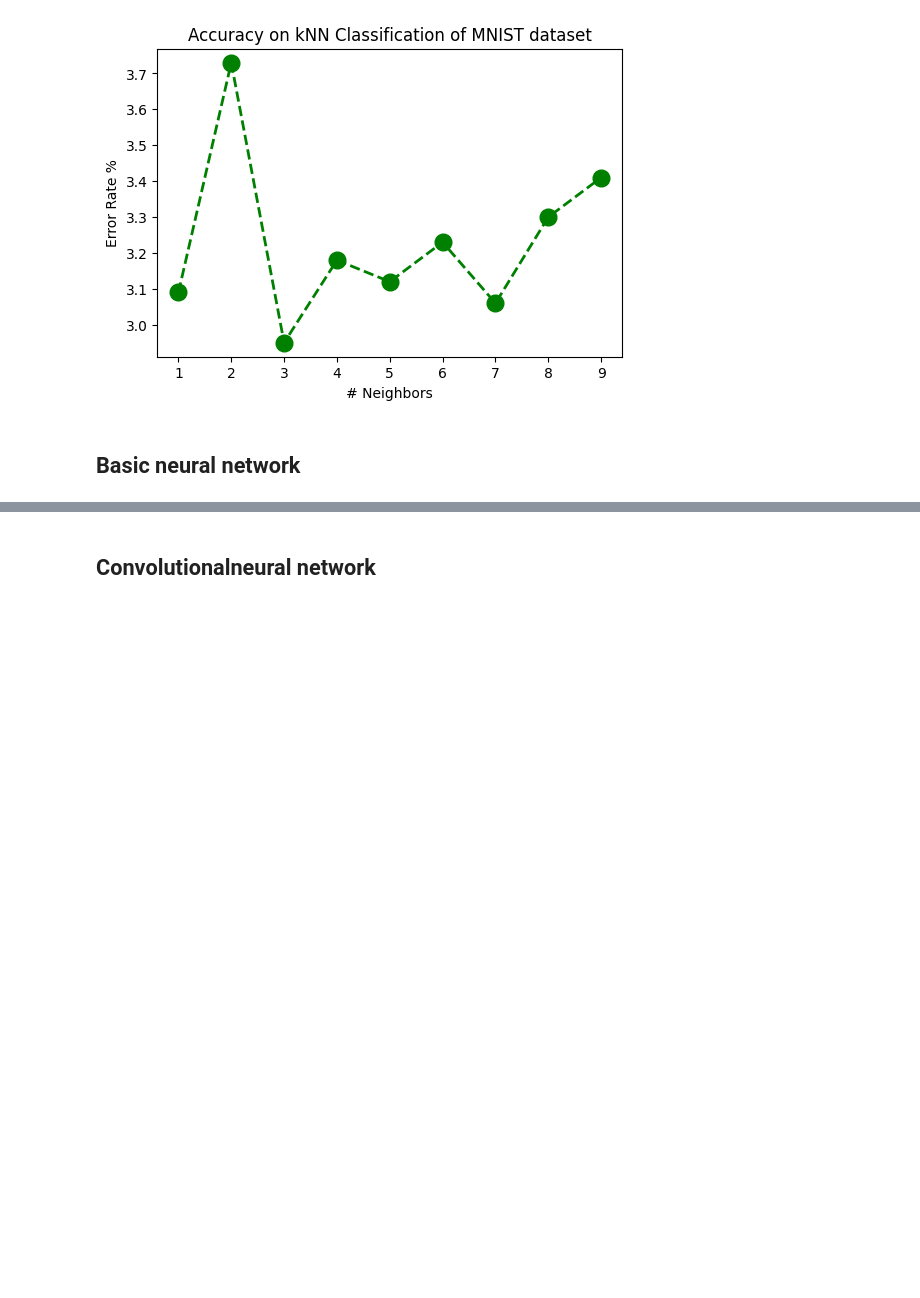
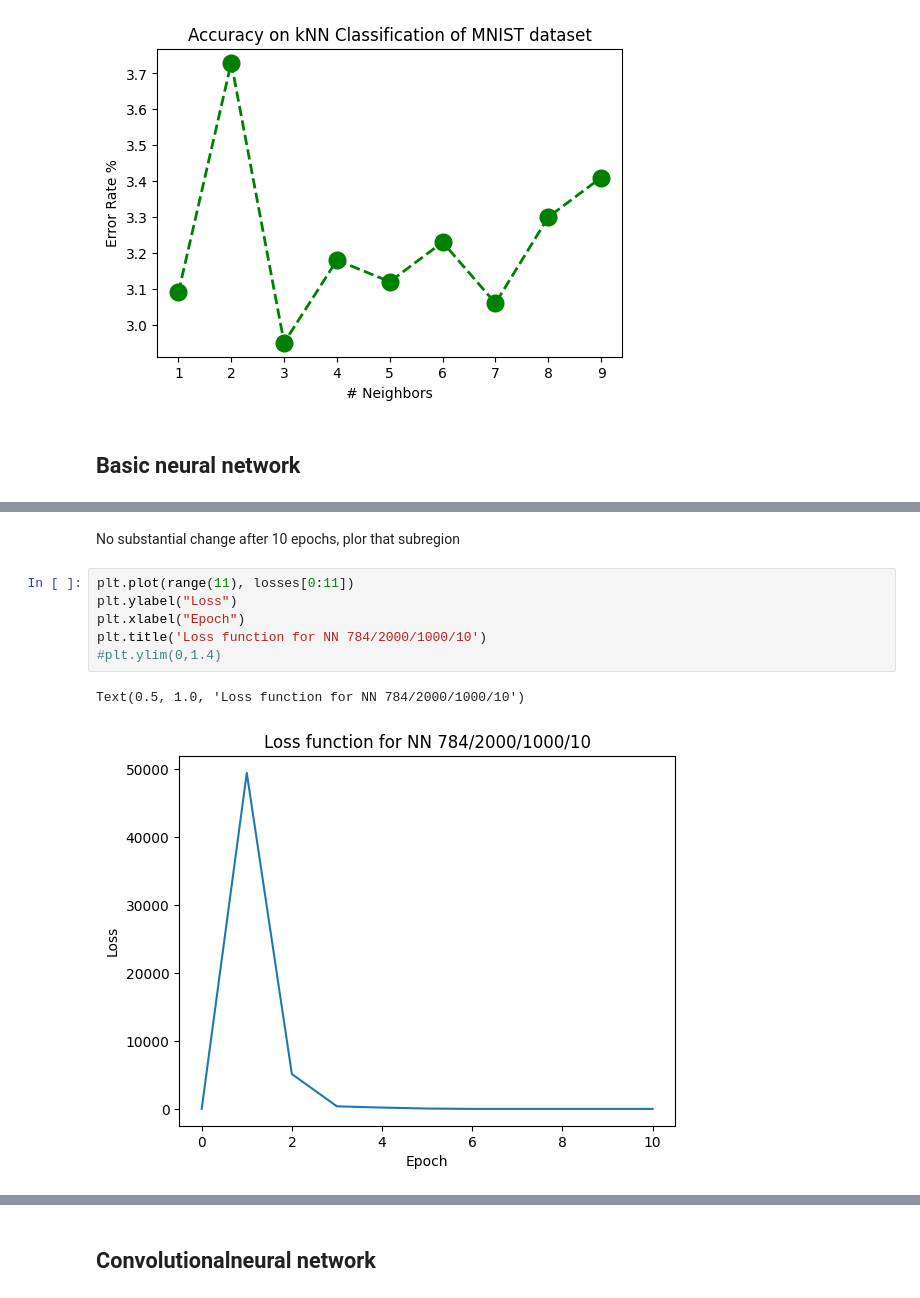
Before and after one commit to matteol1/Data-Science-ML-DL-, a Jupyter notebook: mnist_analysis.ipynb, the cells around one changed output, grey strips where cells are left out. Cells and saved outputs as stored; diff of their text form; blank space fills up the shorter version.

```diff
--- a/mnist_analysis.ipynb
+++ b/mnist_analysis.ipynb
@@ -260,0 +343,11 @@ optim.Adam
+# %% [markdown]
+No substantial change after 10 epochs, plor that subregion
+# %%
+plt.plot(range(11), losses[0:11])
+plt.ylabel("Loss")
+plt.xlabel("Epoch")
+plt.title('Loss function for NN 784/2000/1000/10')
+#plt.ylim(0,1.4)
+# %% [output]
+Text(0.5, 1.0, 'Loss function for NN 784/2000/1000/10')
+[figure, added]
```
Also changed, not shown: parts of 19 cells of this notebook.
